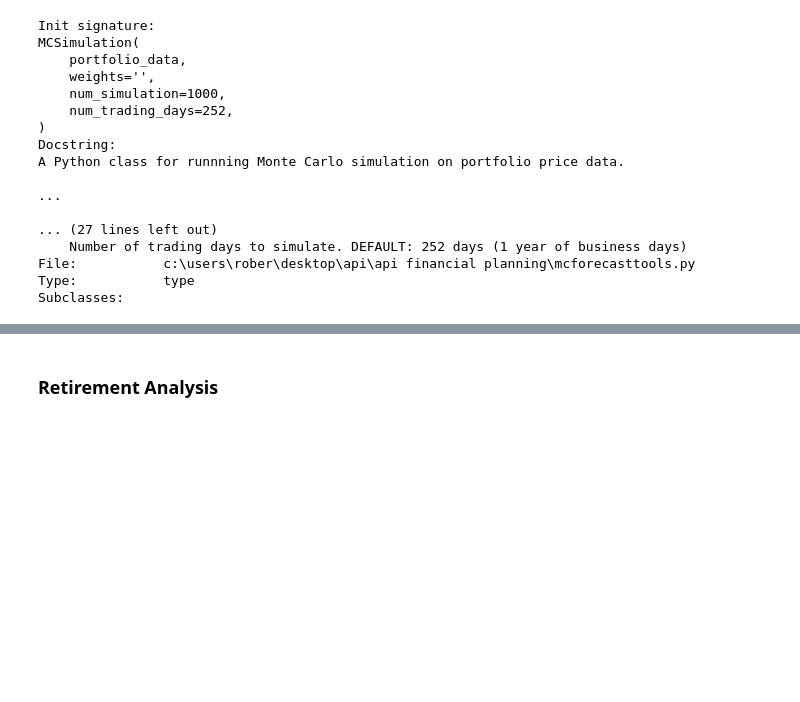
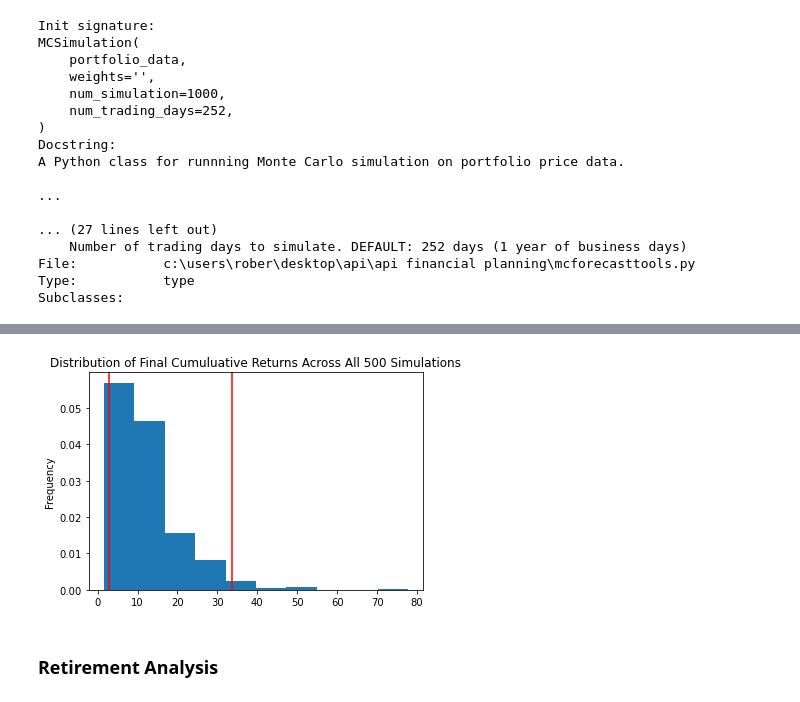
Before and after one commit to rl-work/API, a Jupyter notebook: API Financial Planning/Financial_Planner.ipynb, the cells around one changed output, grey strips where cells are left out. Saved outputs shown, nothing was run; the diff lists cells and outputs as text; code cells hidden in the pictures; blank space fills up the shorter version.

```diff
--- a/API Financial Planning/Financial_Planner.ipynb
+++ b/API Financial Planning/Financial_Planner.ipynb
@@ -278,6 +279,8 @@ AttributeError: 'MCSimulation' object has no attribute 'plot'
 # %%
 # Plot probability distribution and confidence intervals
-dist_plot = MC_fiveyear.plot_distribution()
+dist_plot = MC_stock_data.plot_distribution()
+# %% [output]
+[figure, added]
 # %% [markdown]
 ### Retirement Analysis
 # %%
```
Also changed, not shown: parts of 11 cells of this notebook.
